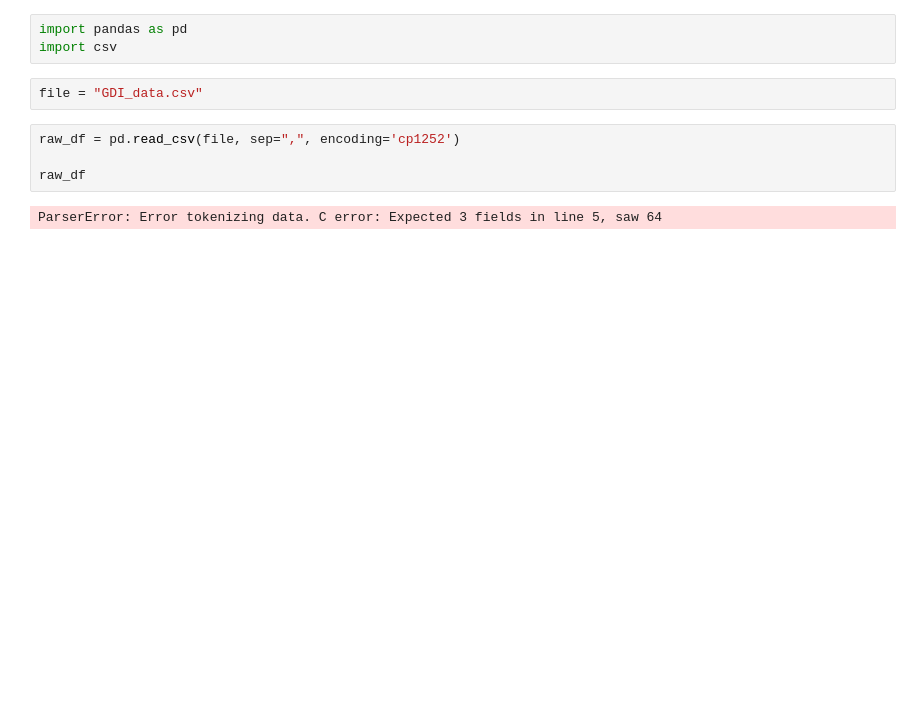
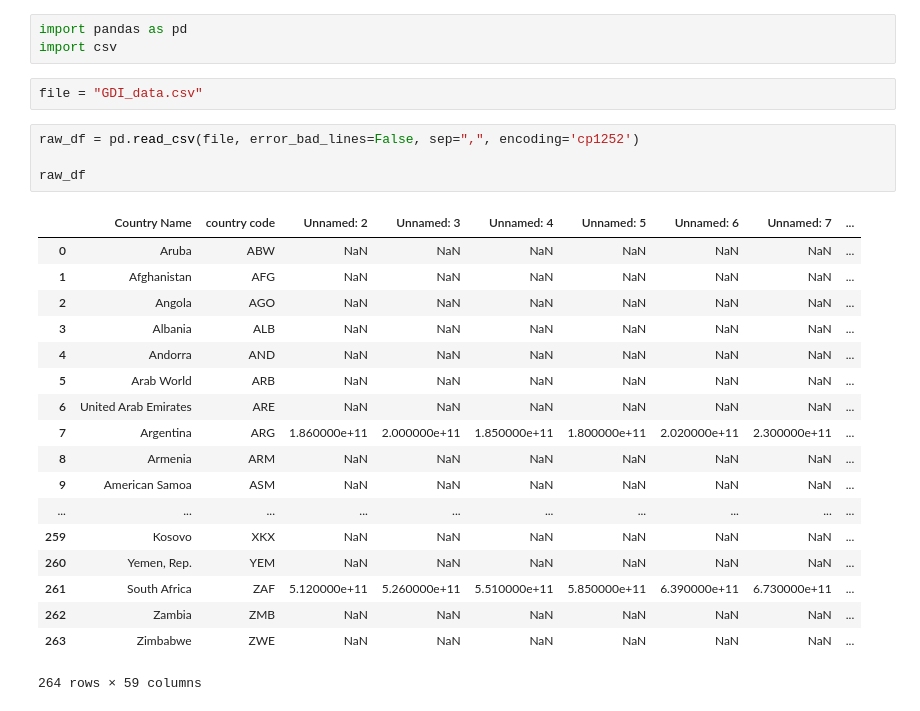
Before and after one commit to vietti09/branch_test, a Jupyter notebook: GDI.ipynb, the cells around one changed output. Cells and saved outputs as stored; diff of their text form; blank space fills up the shorter version.

```diff
--- a/GDI.ipynb
+++ b/GDI.ipynb
@@ -4,8 +4,25 @@ import csv
 # %%
 file = "GDI_data.csv"
 # %%
-raw_df = pd.read_csv(file, sep=",", encoding='cp1252')
+raw_df = pd.read_csv(file, error_bad_lines=False, sep=",", encoding='cp1252')
 
 raw_df
 # %% [output]
+|  | Country Name | country code | Unnamed: 2 | Unnamed: 3 | Unnamed: 4 | Unnamed: 5 | Unnamed: 6 | Unnamed: 7 | ... |
+| 0 | Aruba | ABW | NaN | NaN | NaN | NaN | NaN | NaN | ... |
+| 1 | Afghanistan | AFG | NaN | NaN | NaN | NaN | NaN | NaN | ... |
+| 2 | Angola | AGO | NaN | NaN | NaN | NaN | NaN | NaN | ... |
+| 3 | Albania | ALB | NaN | NaN | NaN | NaN | NaN | NaN | ... |
+| 4 | Andorra | AND | NaN | NaN | NaN | NaN | NaN | NaN | ... |
+| 5 | Arab World | ARB | NaN | NaN | NaN | NaN | NaN | NaN | ... |
+| 6 | United Arab Emirates | ARE | NaN | NaN | NaN | NaN | NaN | NaN | ... |
+| 7 | Argentina | ARG | 1.860000e+11 | 2.000000e+11 | 1.850000e+11 | 1.800000e+11 | 2.020000e+11 | 2.300000e+11 | ... |
+| 8 | Armenia | ARM | NaN | NaN | NaN | NaN | NaN | NaN | ... |
+| 9 | American Samoa | ASM | NaN | NaN | NaN | NaN | NaN | NaN | ... |
+| ... | ... | ... | ... | ... | ... | ... | ... | ... | ... |
+| 259 | Kosovo | XKX | NaN | NaN | NaN | NaN | NaN | NaN | ... |
+| 260 | Yemen, Rep. | YEM | NaN | NaN | NaN | NaN | NaN | NaN | ... |
+| 261 | South Africa | ZAF | 5.120000e+11 | 5.260000e+11 | 5.510000e+11 | 5.850000e+11 | 6.390000e+11 | 6.730000e+11 | ... |
+| 262 | Zambia | ZMB | NaN | NaN | NaN | NaN | NaN | NaN | ... |
+| 263 | Zimbabwe | ZWE | NaN | NaN | NaN | NaN | NaN | NaN | ... |
-ParserError: Error tokenizing data. C error: Expected 3 fields in line 5, saw 64
+264 rows × 59 columns
```
Also changed, not shown: 1 other file.
